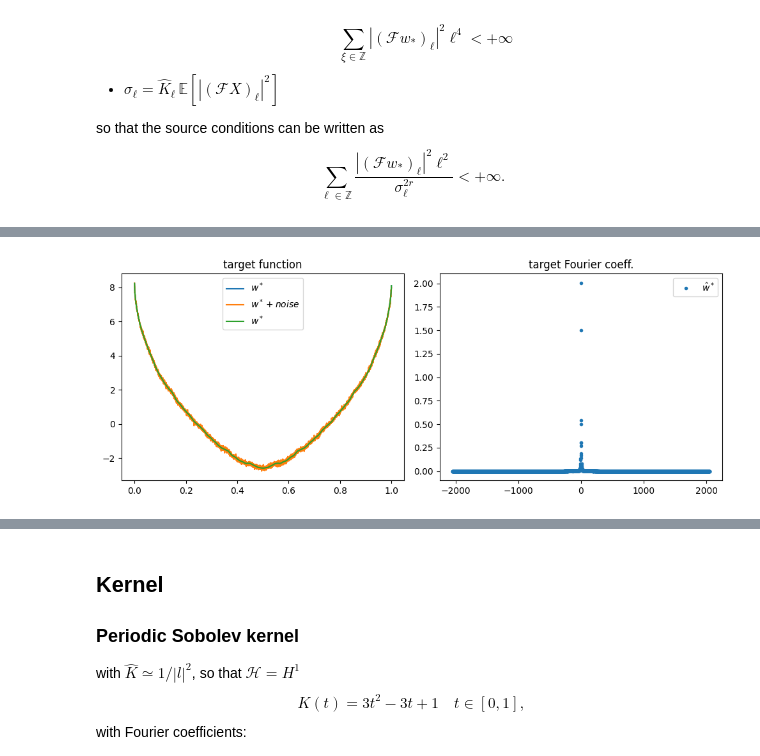
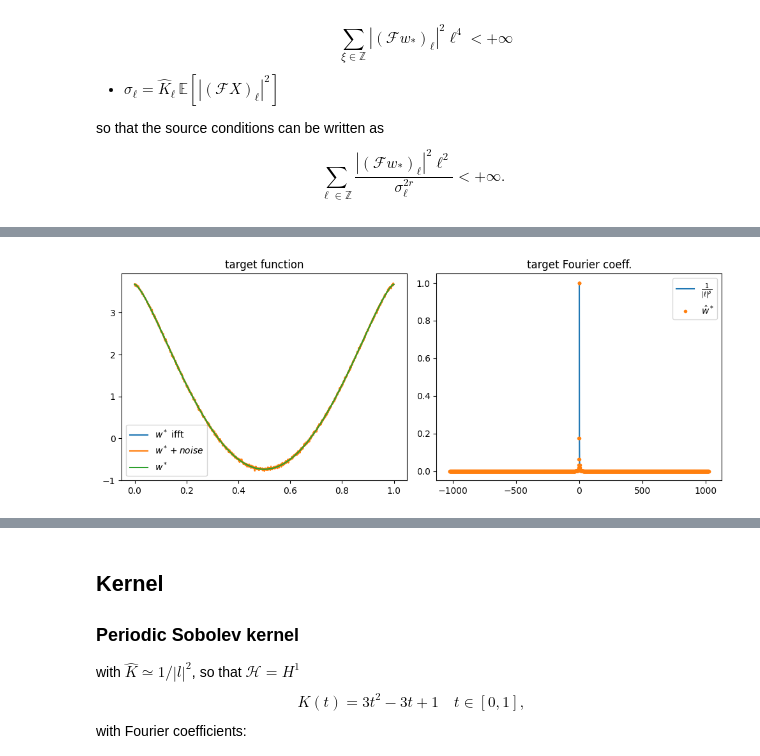
Before and after one commit to EmiliaMagnani/learnconv, a Jupyter notebook: notebooks/tutorial.ipynb, the cells around one changed output, grey strips where cells are left out. Saved outputs shown, nothing was run; the diff lists cells and outputs as text; code cells hidden in the pictures.

Commit message:
new target function options and lambda tuning option

```diff
--- a/notebooks/tutorial.ipynb
+++ b/notebooks/tutorial.ipynb
@@ -31,17 +31,21 @@ $$
 $$
 # %%
 # Number of input functions
-num_samples = 100
+num_samples = 150
 
-grid_size = 2**12 # grid points
+grid_size = 2**11 # grid points
 
 t_left = 0
 t_right = 1   # time interval
 
 time_span = t_right - t_left
 
-time_array = np.linspace(t_left,t_right,grid_size)
-noise = .07 # noise level in the data
+time_array = np.linspace(t_left,t_right,grid_size,endpoint=False)
+noise = .06 # noise level in the data
+
+
+# Compute frequency bins (for plotting below)
+freqs = np.fft.fftfreq(grid_size, time_span / grid_size)
 # %% [markdown]
 ## Target function
 
@@ -112,18 +65,25 @@ Text(0.5, 1.0, 'Balancing vector $A_\\ell$')
 # %%
-#Visualise target signal
+# Ground truth function (target) and observation  noise       y_i = x_i * target + noise, where x_i is the input signal
+
+#parameter for target signal
+target_decay = 2.51  # decay rate of the target signal  ~ 1/target_decay
+target_coeff= get_fourier_coeffs(target_decay, time_span, grid_size, c0=1, scale=1)
+target = np.fft.ifft(target_coeff*grid_size).real
+
 fig,(ax1, ax2)  = plt.subplots(1,2,figsize=(10, 4))
-ax1.plot(time_array, compute_inverse_fourier_coeff(target_coeff,time_span), label=r'$w^*$')
+ax1.plot(time_array, compute_inverse_fourier_coeff(target_coeff,time_span), label=r'$w^*$ ifft')
 ax1.plot(time_array, target + noise*rng.standard_normal(grid_size), label=r'$w^* + noise$')
 ax1.plot(time_array, target, label=r'$w^*$')
 #plot target with noise
 ax1.set_title('target function')
 ax1.legend()
 
-
-# Get the frequency bins. These tell us which Fourier mode (l) corresponds to each index.
-ax2.plot(freqs,target_coeff, '.', label='$\hat{w}^*$')
+plot_till= 20
+aux_vec=np.arange(1,target_coeff.size+1, dtype=float)
+ax2.plot(freqs[1:plot_till+1],(aux_vec[:plot_till]**(-target_decay)), label=r'$\frac{1}{|\ell|^\beta}$')
+ax2.plot(freqs, np.abs(target_coeff), '.', label='$\hat{w}^*$')
 ax2.set_title('target Fourier coeff.')
 ax2.legend()
 plt.tight_layout()
 # %% [output]
-[figure, old version]
+[figure, new version]
```
Also changed, not shown: parts of 15 cells of this notebook, 3 other files.
